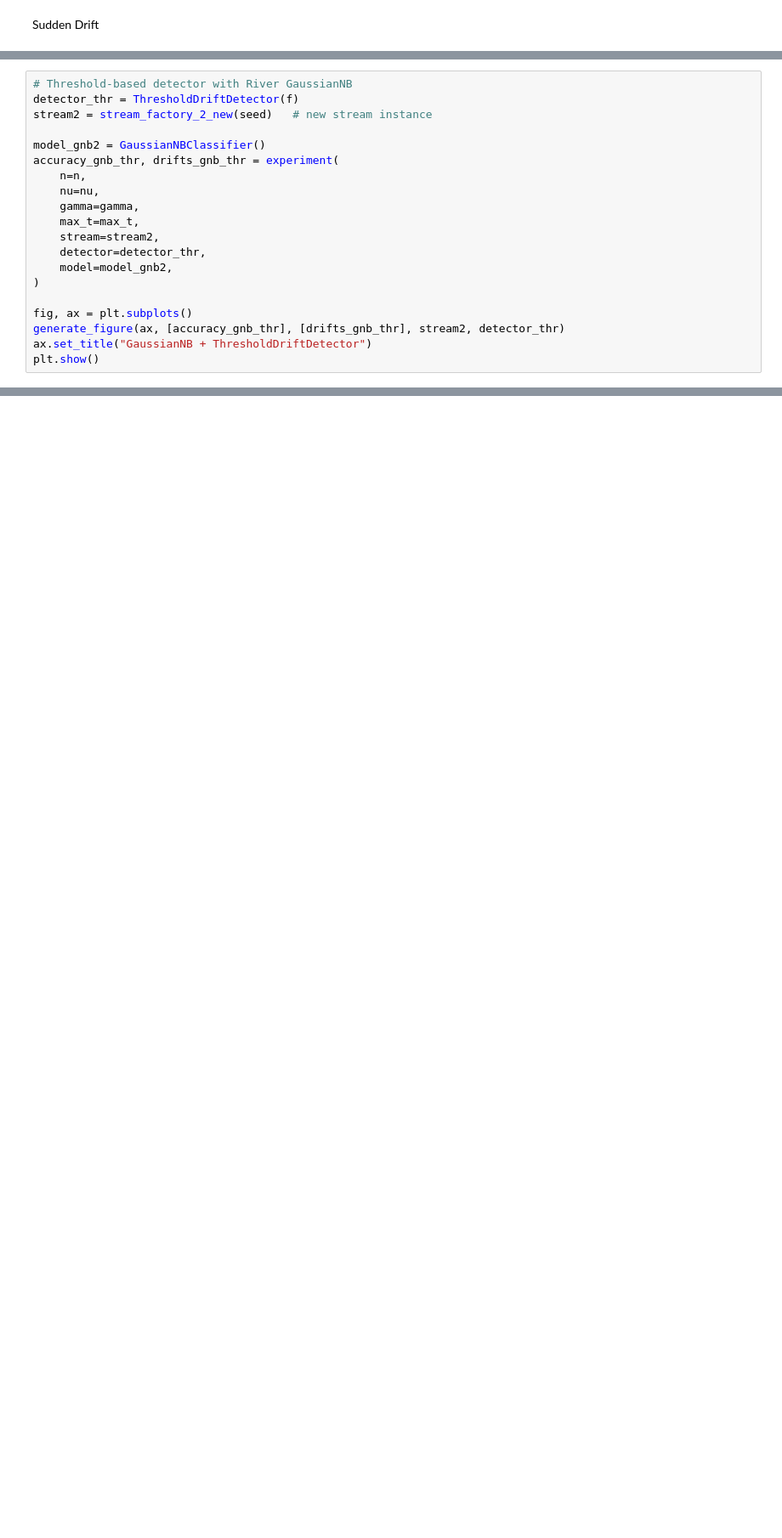
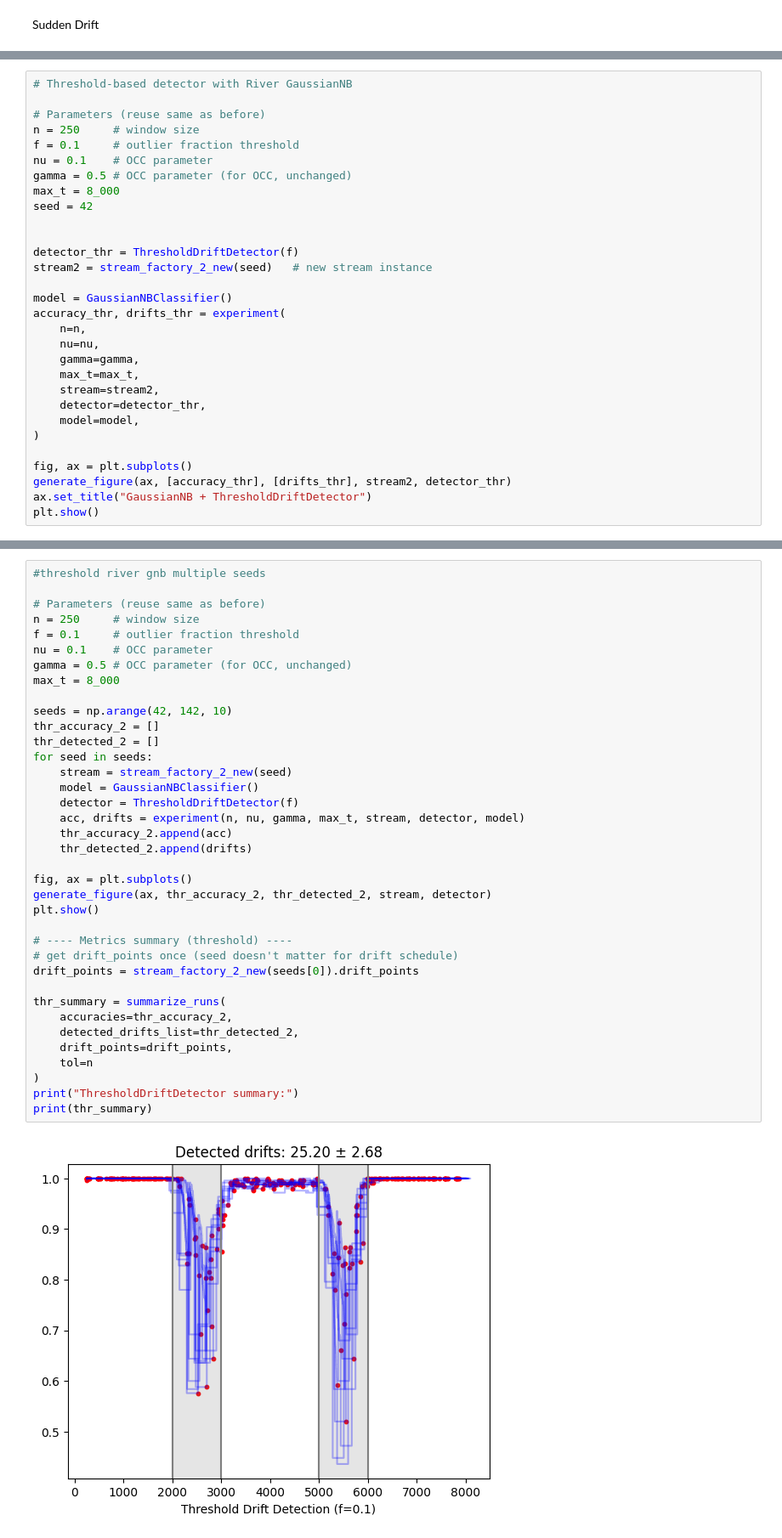
Before and after one commit to dariomalchiodi/occ-drift-detection, a Jupyter notebook: ht2d_test.ipynb, the cells around one changed output, grey strips where cells are left out. Shown at 85% size. Drawn from its saved outputs; the diff is of its cells as text; blank space fills up the shorter version.

```diff
--- a/ht2d_test.ipynb
+++ b/ht2d_test.ipynb
@@ -691,22 +912,71 @@ plt.show()
 # %%
 # Threshold-based detector with River GaussianNB
+
+# Parameters (reuse same as before)
+n = 250     # window size
+f = 0.1     # outlier fraction threshold
+nu = 0.1    # OCC parameter
+gamma = 0.5 # OCC parameter (for OCC, unchanged)
+max_t = 8_000
+seed = 42
+
+
 detector_thr = ThresholdDriftDetector(f)
 stream2 = stream_factory_2_new(seed)   # new stream instance
 
-model_gnb2 = GaussianNBClassifier()
-accuracy_gnb_thr, drifts_gnb_thr = experiment(
+model = GaussianNBClassifier()
+accuracy_thr, drifts_thr = experiment(
     n=n,
     nu=nu,
     gamma=gamma,
     max_t=max_t,
     stream=stream2,
     detector=detector_thr,
-    model=model_gnb2,
+    model=model,
 )
 
 fig, ax = plt.subplots()
-generate_figure(ax, [accuracy_gnb_thr], [drifts_gnb_thr], stream2, detector_thr)
+generate_figure(ax, [accuracy_thr], [drifts_thr], stream2, detector_thr)
 ax.set_title("GaussianNB + ThresholdDriftDetector")
 plt.show()
 # %% [output]
 [figure]
+# %%
+#threshold river gnb multiple seeds
+
+# Parameters (reuse same as before)
+n = 250     # window size
+f = 0.1     # outlier fraction threshold
+nu = 0.1    # OCC parameter
+gamma = 0.5 # OCC parameter (for OCC, unchanged)
+max_t = 8_000
+
+seeds = np.arange(42, 142, 10)
+thr_accuracy_2 = []
+thr_detected_2 = []
+for seed in seeds:
+    stream = stream_factory_2_new(seed)
+    model = GaussianNBClassifier()
+    detector = ThresholdDriftDetector(f)
+    acc, drifts = experiment(n, nu, gamma, max_t, stream, detector, model)
+    thr_accuracy_2.append(acc)
+    thr_detected_2.append(drifts)
+
+fig, ax = plt.subplots()
+generate_figure(ax, thr_accuracy_2, thr_detected_2, stream, detector)
+plt.show()
+
+# ---- Metrics summary (threshold) ----
+# get drift_points once (seed doesn't matter for drift schedule)
+drift_points = stream_factory_2_new(seeds[0]).drift_points
+
+thr_summary = summarize_runs(
+    accuracies=thr_accuracy_2,
+    detected_drifts_list=thr_detected_2,
+    drift_points=drift_points,
+    tol=n
+)
+print("ThresholdDriftDetector summary:")
+print(thr_summary)
+# %% [output]
+[figure, added]
```
Also changed, not shown: parts of 76 cells of this notebook, 2 other files.
